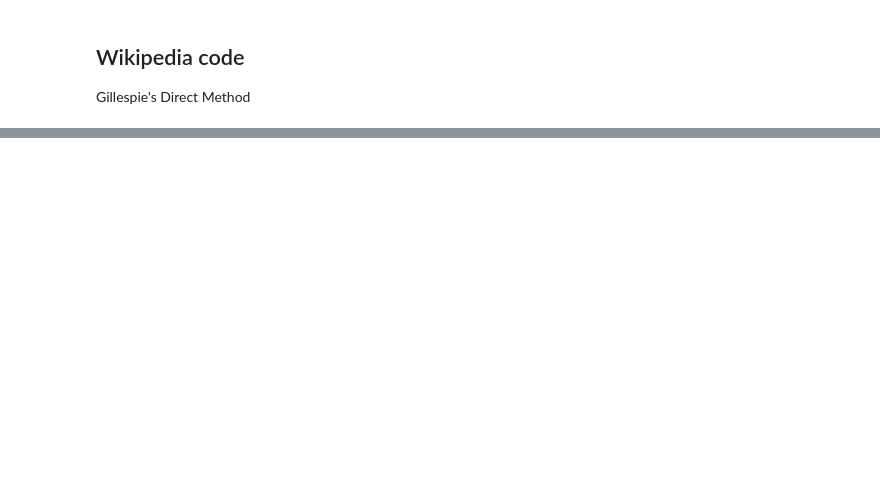
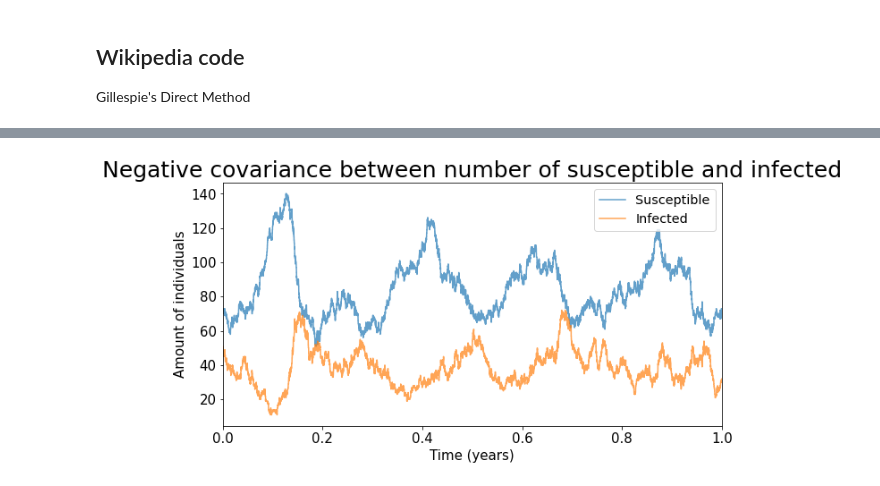
Before and after one commit to Florisdv5/Introcomp_assign2, a Jupyter notebook: Cov+trans+res.ipynb, the cells around one changed output, grey strips where cells are left out. Saved outputs shown, nothing was run; the diff lists cells and outputs as text; code cells hidden in the pictures; blank space fills up the shorter version.

```diff
--- a/Cov+trans+res.ipynb
+++ b/Cov+trans+res.ipynb
@@ -137,0 +21,96 @@ NameError: name 'ts' is not defined
+# %%
+
+
+import numpy as np
+import pylab as pl
+
+beta=1.0
+gamma=1/7.0
+mu=1/70
+N0=500
+# delta = math.sqrt(N0)*5.5e-03
+delta = 0.0625*mu*(beta/gamma -1)*math.sqrt(N0)
+### You may want to try with popylation size of 50 (small) to see the events
+### In this case uncomment the next line
+#N0=50.0
+ND=MaxTime=2*365.0
+Y0=pl.ceil(mu*N0/gamma)
+X0=pl.floor(gamma*N0/beta)
+# Y0=5
+# X0=8000
+Z0=N0-X0-Y0
+
+INPUT = np.array((X0,Y0,Z0))
+
+timestep=0.0
+
+def stoc_eqs(INP,ts):
+	V = INP
+	Rate=np.zeros((7))
+	Change=np.zeros((7,3))
+	N=np.sum(V[range(3)])
+	Rate[0] = beta*V[0]*V[1]/N; Change[0,:]=([-1, +1, 0]);
+	Rate[1] = gamma*V[1];  Change[1,:]=([0, -1, +1]);
+	Rate[2] = mu*N;  Change[2,:]=([+1, 0, 0]);
+	Rate[3] = mu*V[0];  Change[3,:]=([-1, 0, 0]);
+	Rate[4] = mu*V[1];  Change[4,:]=([0, -1, 0]);
+	Rate[5] = mu*V[2];  Change[5,:]=([0, 0, -1]);
+	Rate[6] = delta;  Change[6,:]=([0, +1, 0]);
+	R1=pl.rand();
+	R2=pl.rand();
+	ts = -np.log(R2)/(np.sum(Rate));
+	list1 = np.cumsum(Rate)
+	for i in range(len(list1)):
+		if list1[i] >= R1*np.sum(Rate):
+			V[range(3)] = V[range(3)]+Change[i,:]
+			return [V,ts]
+
+def Stoch_Iteration(INPUT):
+    lop=0
+    ts=0
+    T=[0]
+    S=[0]
+    I=[0]
+    R=[0]
+    while T[lop] < ND:
+        lop=lop+1
+        T.append(T[lop-1]+ts)
+        S.append(INPUT[0])
+        I.append(INPUT[1])
+        R.append(INPUT[2])
+        [res,ts] = stoc_eqs(INPUT,ts)
+        lop=lop+1
+        T.append(T[lop-1])
+        S.append(INPUT[0])
+        I.append(INPUT[1])
+        R.append(INPUT[2])
+    return [T,S,I,R]
+
+
+[T,S,I,R]=Stoch_Iteration(INPUT)
+
+tT=np.array(T)[1:,]/365.
+tS=np.array(S)[1:,]
+tI=np.array(I)[1:,]
+tR=np.array(R)[1:,]
+for tick in ax2.xaxis.get_major_ticks():
+    tick.label.set_fontsize(15)
+for tick in ax2.yaxis.get_major_ticks():
+    tick.label.set_fontsize(15)
+fig, (ax2) = plt.subplots(1, sharex=True, figsize = (10, 5))
+plt.plot(tT, tS, alpha=0.7, label = 'Susceptible')
+#pl.xlabel ('Time (years)')
+plt.xlim(0,1)
+for tick in ax2.xaxis.get_major_ticks():
+    tick.label.set_fontsize(15)
+for tick in ax2.yaxis.get_major_ticks():
+    tick.label.set_fontsize(15)
+plt.plot(tT, tI, alpha=0.7, label ='Infected')
+
+plt.legend(loc = "upper right", fontsize = "x-large", bbox_to_anchor = (1,1))
+plt.title("Negative covariance between number of susceptible and infected", size = 25)
+plt.xlabel ('Time (years)', size = 15)
+plt.ylabel ('Amount of individuals', size = 15)
+plt.show()
+# %% [output]
+[figure, added]
```
Also changed, not shown: parts of 6 cells of this notebook.
